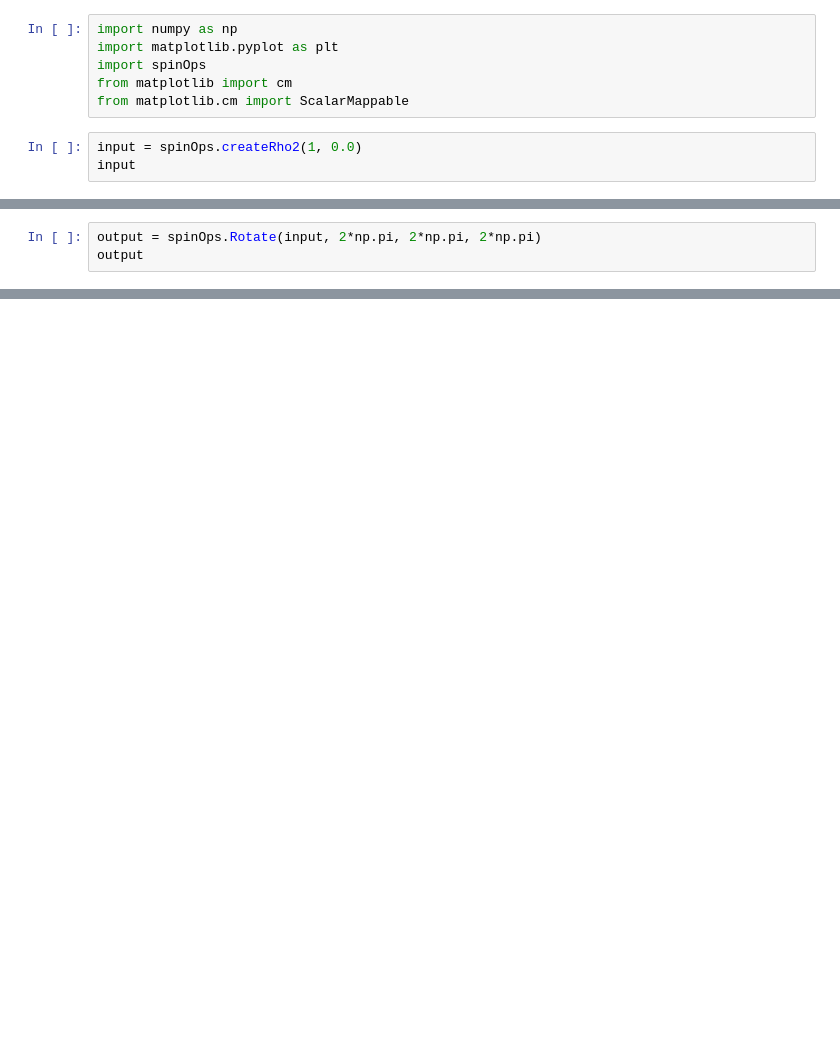
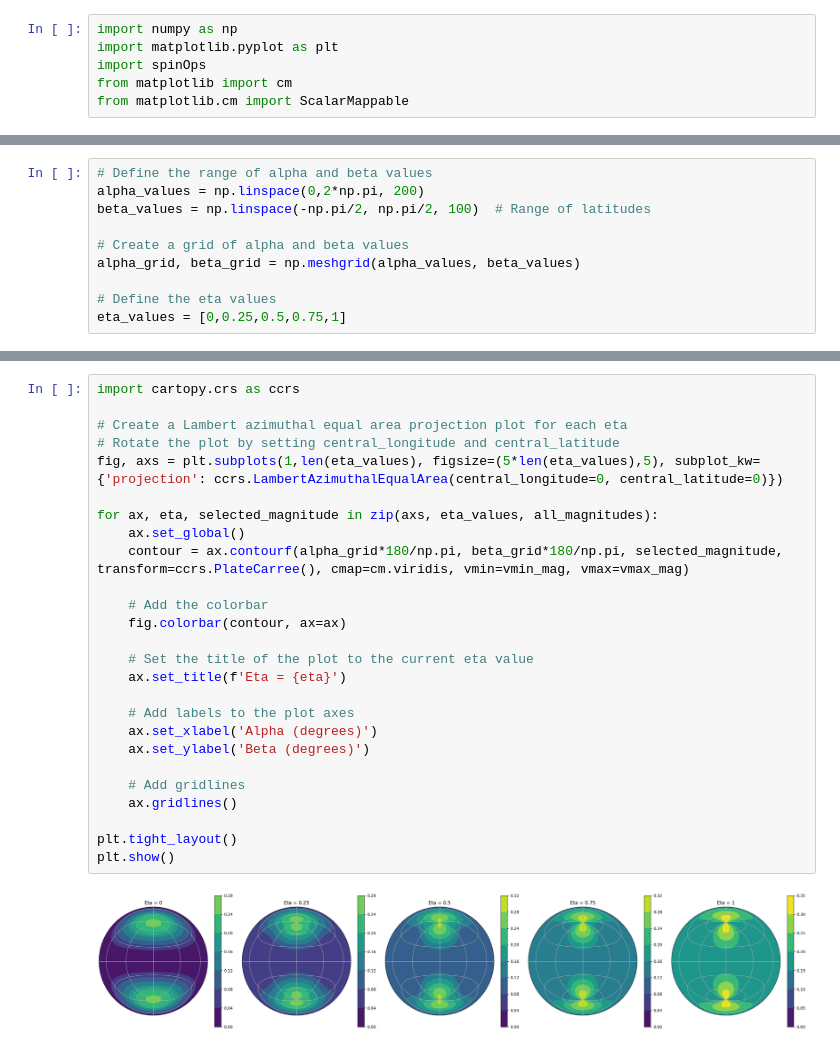
Before and after one commit to pjgrandinetti/SpinOps, a Jupyter notebook: test.ipynb, the cells around one changed output, grey strips where cells are left out. Saved outputs shown, nothing was run; the diff lists cells and outputs as text; blank space fills up the shorter version.

```diff
--- a/test.ipynb
+++ b/test.ipynb
@@ -4,6 +4,3 @@ import matplotlib.pyplot as plt
 import spinOps
 from matplotlib import cm
 from matplotlib.cm import ScalarMappable
-# %%
-input = spinOps.createRho2(1, 0.0)
-input
@@ -13,3 +6,0 @@ array([0.        +0.j, 0.        +0.j, 0.40824829+0.j, 0.        +0.j,
-# %%
-output = spinOps.Rotate(input, 2*np.pi, 2*np.pi, 2*np.pi)
-output
@@ -20 +7,11 @@ array([ 1.49975978e-32-7.34670407e-48j,  1.22464680e-16-2.99951956e-32j,
+# %%
+# Define the range of alpha and beta values
+alpha_values = np.linspace(0,2*np.pi, 200)
+beta_values = np.linspace(-np.pi/2, np.pi/2, 100)  # Range of latitudes
+
+# Create a grid of alpha and beta values
+alpha_grid, beta_grid = np.meshgrid(alpha_values, beta_values)
+
+# Define the eta values
+eta_values = [0,0.25,0.5,0.75,1]
 # %%
@@ -118,0 +78,28 @@ plt.show()
+# %%
+import cartopy.crs as ccrs
+
+# Create a Lambert azimuthal equal area projection plot for each eta
+# Rotate the plot by setting central_longitude and central_latitude
+fig, axs = plt.subplots(1,len(eta_values), figsize=(5*len(eta_values),5), subplot_kw={'projection': ccrs.LambertAzimuthalEqualArea(central_longitude=0, central_latitude=0)})
+
+for ax, eta, selected_magnitude in zip(axs, eta_values, all_magnitudes):
+    ax.set_global()
+    contour = ax.contourf(alpha_grid*180/np.pi, beta_grid*180/np.pi, selected_magnitude, transform=ccrs.PlateCarree(), cmap=cm.viridis, vmin=vmin_mag, vmax=vmax_mag)
+
+    # Add the colorbar
+    fig.colorbar(contour, ax=ax)
+
+    # Set the title of the plot to the current eta value
+    ax.set_title(f'Eta = {eta}')
+
+    # Add labels to the plot axes
+    ax.set_xlabel('Alpha (degrees)')
+    ax.set_ylabel('Beta (degrees)')
+
+    # Add gridlines
+    ax.gridlines()
+
+plt.tight_layout()
+plt.show()
+# %% [output]
+[figure, added]
```
Also changed, not shown: parts of 10 cells of this notebook, 6 other files.
